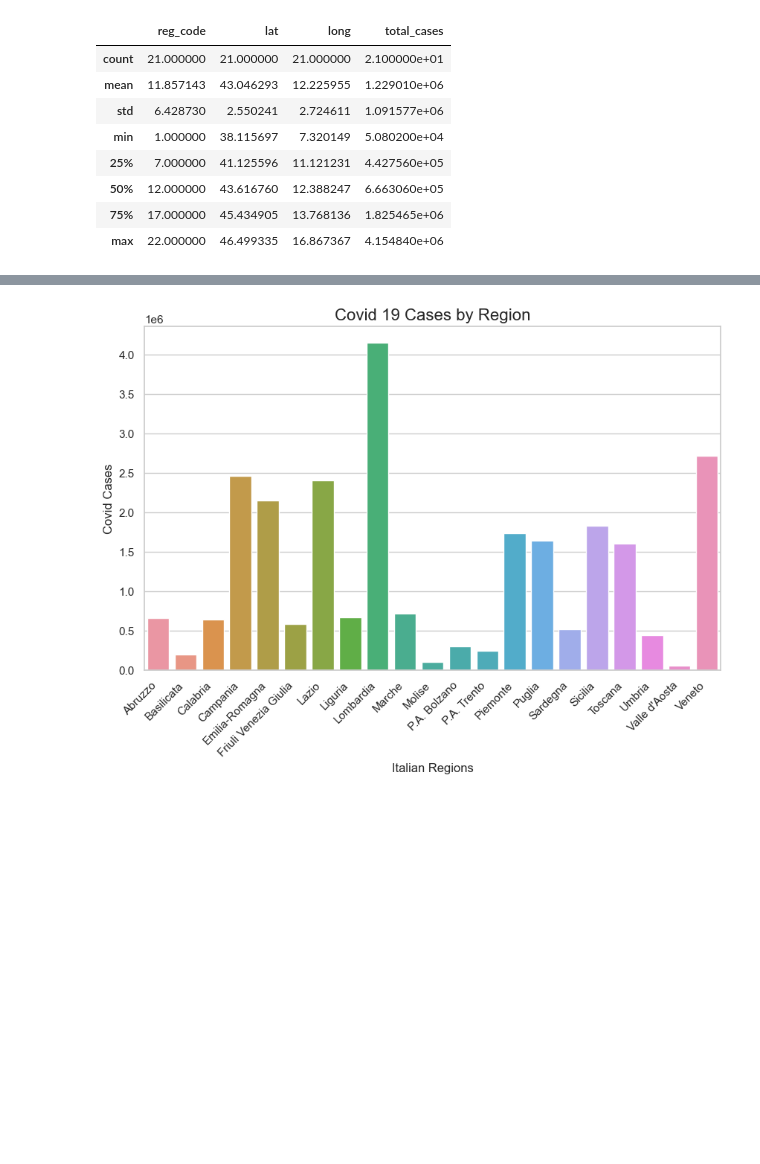
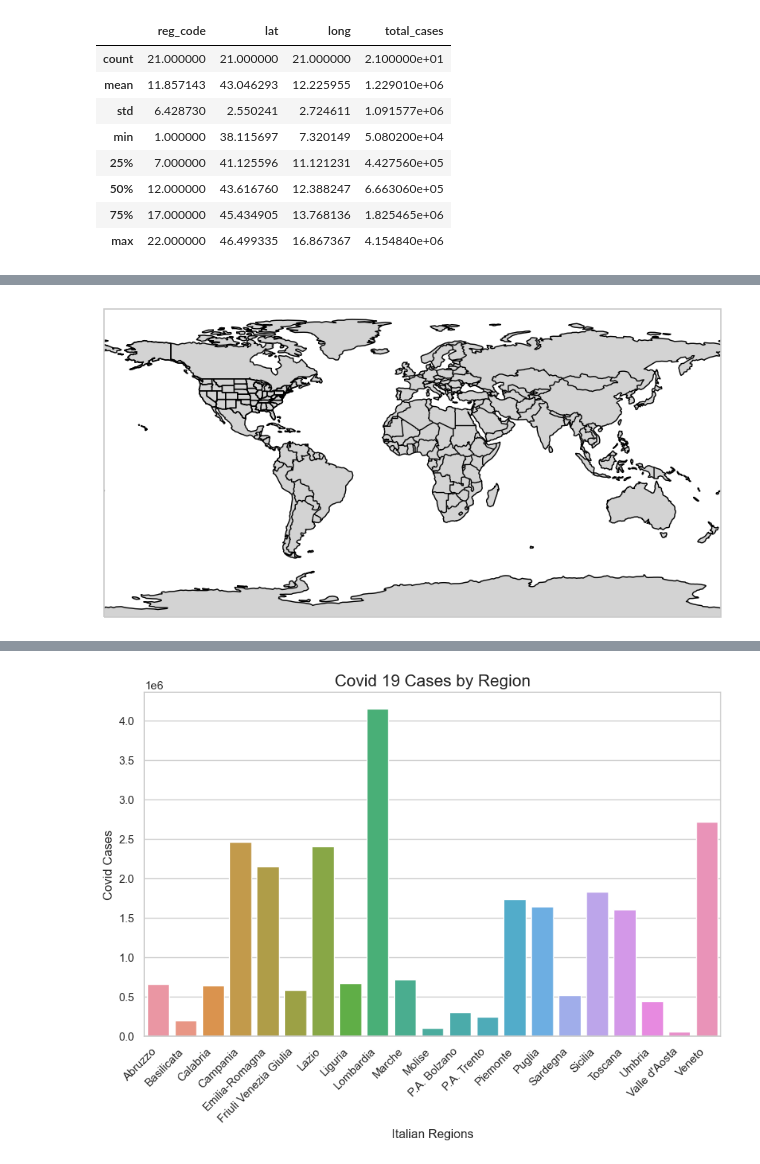
Before and after one commit to OmdenaAI/milan-italy-impact-covid-crimes, a Jupyter notebook: src/tasks/task-2-data-cleaning/files.ipynb, the cells around one changed output, grey strips where cells are left out. Saved outputs shown, nothing was run; the diff lists cells and outputs as text; code cells hidden in the pictures; blank space fills up the shorter version.

```diff
--- a/src/tasks/task-2-data-cleaning/files.ipynb
+++ b/src/tasks/task-2-data-cleaning/files.ipynb
@@ -143,0 +336,6 @@ regions_df2.describe()
+# %%
+# Create a year and month column
+covid_reg['year'] = pd.to_datetime(covid_reg['date']).dt.year
+covid_reg['month'] = pd.to_datetime(covid_reg['date']).dt.month
+covid_reg['week'] = pd.to_datetime(covid_reg['date']).dt.isocalendar().week
+covid_reg
@@ -143,0 +400,6 @@ regions_df2.describe()
+# %%
+# create a string to use for the plot table
+covid_reg['dt_str'] = covid_reg['date'].apply(lambda x: x.strftime("%d-%b-%Y"))
+# %%
+# sort the values by data
+covid_reg.sort_values(by = ['date'], inplace=True)
@@ -143,0 +415,5 @@ regions_df2.describe()
+# %%
+# sort the data for plotly reading
+date1 = datetime(2020,12,24)
+date2 = datetime(2023,12,31)
+covid_reg = covid_reg[(covid_reg['date'] >= date1) & (covid_reg['date'] <= date2)]
@@ -143,0 +466,67 @@ regions_df2.describe()
+# %%
+import matplotlib.pyplot as plt
+import cartopy.crs as ccrs
+import cartopy.feature as cfeature
+import numpy as np
+from matplotlib.animation import FuncAnimation
+
+fig = plt.figure(figsize=(10, 6))
+ax = plt.axes(projection=ccrs.PlateCarree())
+
+# Set up map features
+ax.add_feature(cfeature.COASTLINE)
+ax.add_feature(cfeature.BORDERS)
+ax.add_feature(cfeature.STATES)
+ax.add_feature(cfeature.LAND, color='lightgray')
+
+# Retrieve latitude and longitude coordinates from the dataframe
+latitudes = covid_reg['lat'].values
+longitudes = covid_reg['lon'].values
+
+# Calculate the range of latitudes and longitudes
+min_lat, max_lat = latitudes.min(), latitudes.max()
+min_lon, max_lon = longitudes.min(), longitudes.max()
+
+# Create a grid for the map
+x = np.linspace(min_lon, max_lon, 360)
+y = np.linspace(min_lat, max_lat, 180)
+X, Y = np.meshgrid(x, y)
+
+def update_plot(index):
+    ax.clear()
+
+    # Get the unique combinations of reg_name and year
+    unique_combinations = covid_reg[['reg_name', 'year']].drop_duplicates()
+
+    # Filter data for the specific combination of reg_name and year
+    reg_name = unique_combinations['reg_name'].iloc[index]
+    year = unique_combinations['year'].iloc[index]
+    filtered_df = covid_reg[(covid_reg['reg_name'] == reg_name) & (covid_reg['year'] == year)]
+
+    # Calculate total cases sum
+    total_cases_sum = filtered_df['total_cases'].sum()
+
+    # Create a grid of total cases for each point on the map
+    cases_grid = np.zeros_like(X)
+    latitudes = filtered_df['lat'].values
+    longitudes = filtered_df['lon'].values
+    for lat, lon in zip(latitudes, longitudes):
+        lat_index = int((lat - min_lat) / (max_lat - min_lat) * 179)
+        lon_index = int((lon - min_lon) / (max_lon - min_lon) * 359)
+        cases_grid[lat_index, lon_index] = total_cases_sum
+
+    # Plotting the map with total cases data
+    ax.imshow(cases_grid, extent=[min_lon, max_lon, min_lat, max_lat], origin='lower', cmap='Reds', vmin=0, vmax=cases_grid.max())
+
+    # Setting plot title
+    ax.set_title(f'Total Cases - Year {year}')
+
+animation = FuncAnimation(fig, update_plot, frames=len(covid_reg['year'].unique()), interval=1000)
+
+# Assign the animation to a variable
+anim = animation
+
+# Display the animation
+plt.show()
+# %% [output]
+[figure, added]
```
Also changed, not shown: parts of 86 cells of this notebook, 2 other files.
